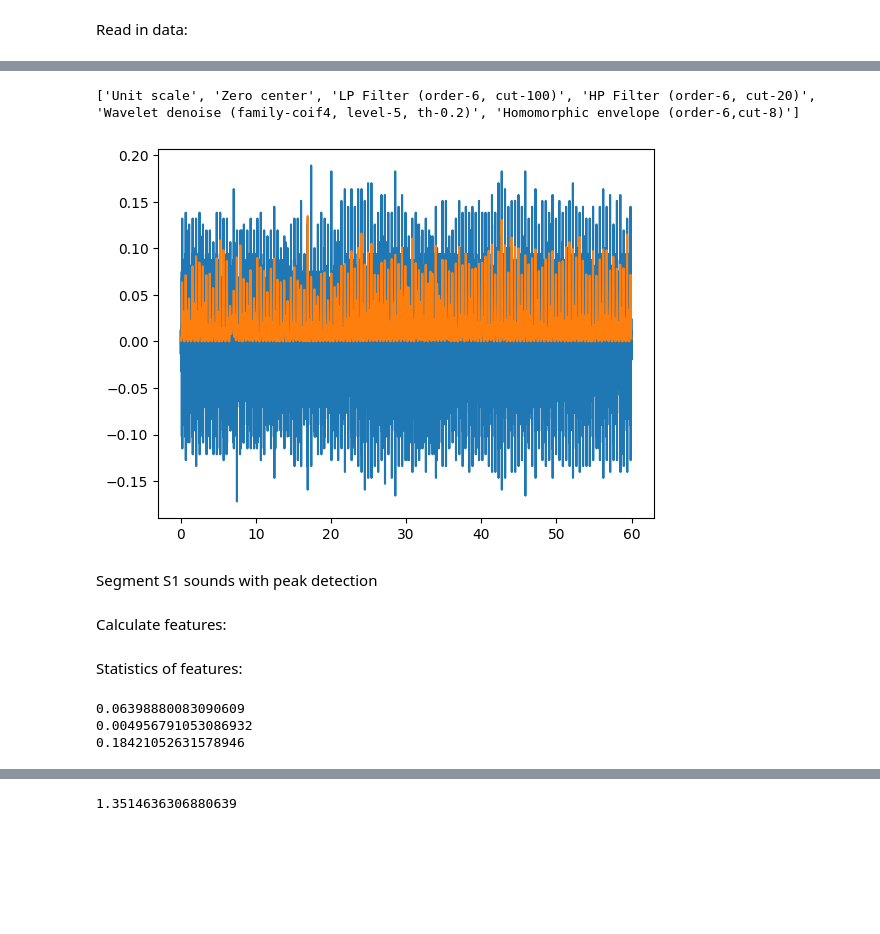
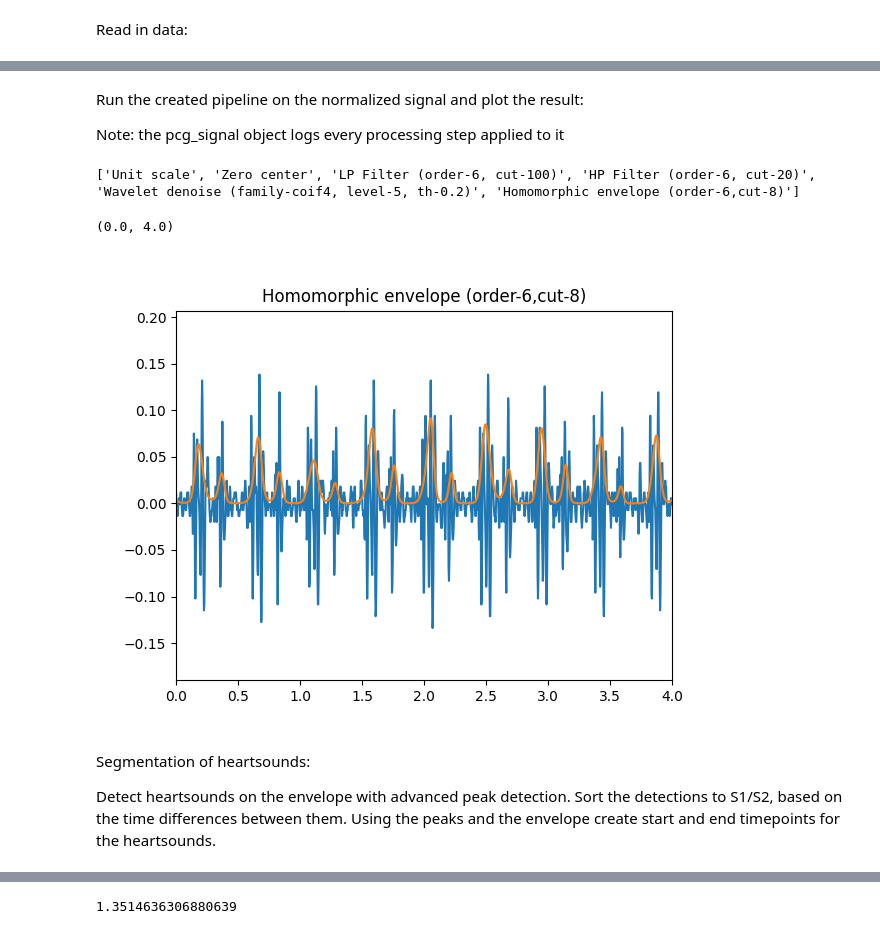
Before and after one commit to mulkr/pyPCG-toolbox, a Jupyter notebook: example_code.ipynb, the cells around one changed output, grey strips where cells are left out. Saved outputs shown, nothing was run; the diff lists cells and outputs as text; code cells hidden in the pictures; blank space fills up the shorter version.

```diff
--- a/example_code.ipynb
+++ b/example_code.ipynb
@@ -37,16 +53,27 @@ lp_filter = partial(preproc.filter, filt_ord=6, filt_cutfreq=100, filt_type="LP"
 hp_filter = partial(preproc.filter, filt_ord=6, filt_cutfreq=20, filt_type="HP")
 
 my_pipeline = pcg.process_pipeline(lp_filter,hp_filter,preproc.wt_denoise,preproc.homomorphic)
+# %% [markdown]
+Run the created pipeline on the normalized signal and plot the result:
+
+Note: the pcg_signal object logs every processing step applied to it
 # %%
 processed = my_pipeline.run(norm_signal)
 print(processed.processing_log)
+plt.figure()
 pcg.plot(norm_signal)
 pcg.plot(processed)
+plt.xlim((0,4))
 # %% [output]
 ['Unit scale', 'Zero center', 'LP Filter (order-6, cut-100)', 'HP Filter (order-6, cut-20)', 'Wavelet denoise (family-coif4, level-5, th-0.2)', 'Homomorphic envelope (order-6,cut-8)']
+(0.0, 4.0)
-[figure, old version]
+[figure, new version]
-# %% [markdown]
-Segment S1 sounds with peak detection
+# %% [markdown]
+Segmentation of heartsounds:
+
+Detect heartsounds on the envelope with advanced peak detection.</br>
+Sort the detections to S1/S2, based on the time differences between them.</br>
+Using the peaks and the envelope create start and end timepoints for the heartsounds.
 # %%
 peakvals, peaks = sgm.adv_peak(processed)
 s1,s2 = sgm.peak_sort_diff(peaks)
@@ -54,2 +81,0 @@ st,en = sgm.segment_peaks(s1,processed)
-# %% [markdown]
-Calculate features:
@@ -67,12 +81,0 @@ m = ftr.spectrum_raw(st,en,processed,nfft=1024)
-# %% [markdown]
-Statistics of features:
-# %%
-print(sts.mean(a))
-print(sts.std(b))
-print(sts.med(d))
-feat_spectral_kurt = sts.kurt(m)
-win_time, win_val = sts.window_operator(a,10,sts.mean)
-# %% [output]
-0.06398880083090609
-0.004956791053086932
-0.18421052631578946
```
Also changed, not shown: parts of 32 cells of this notebook.
